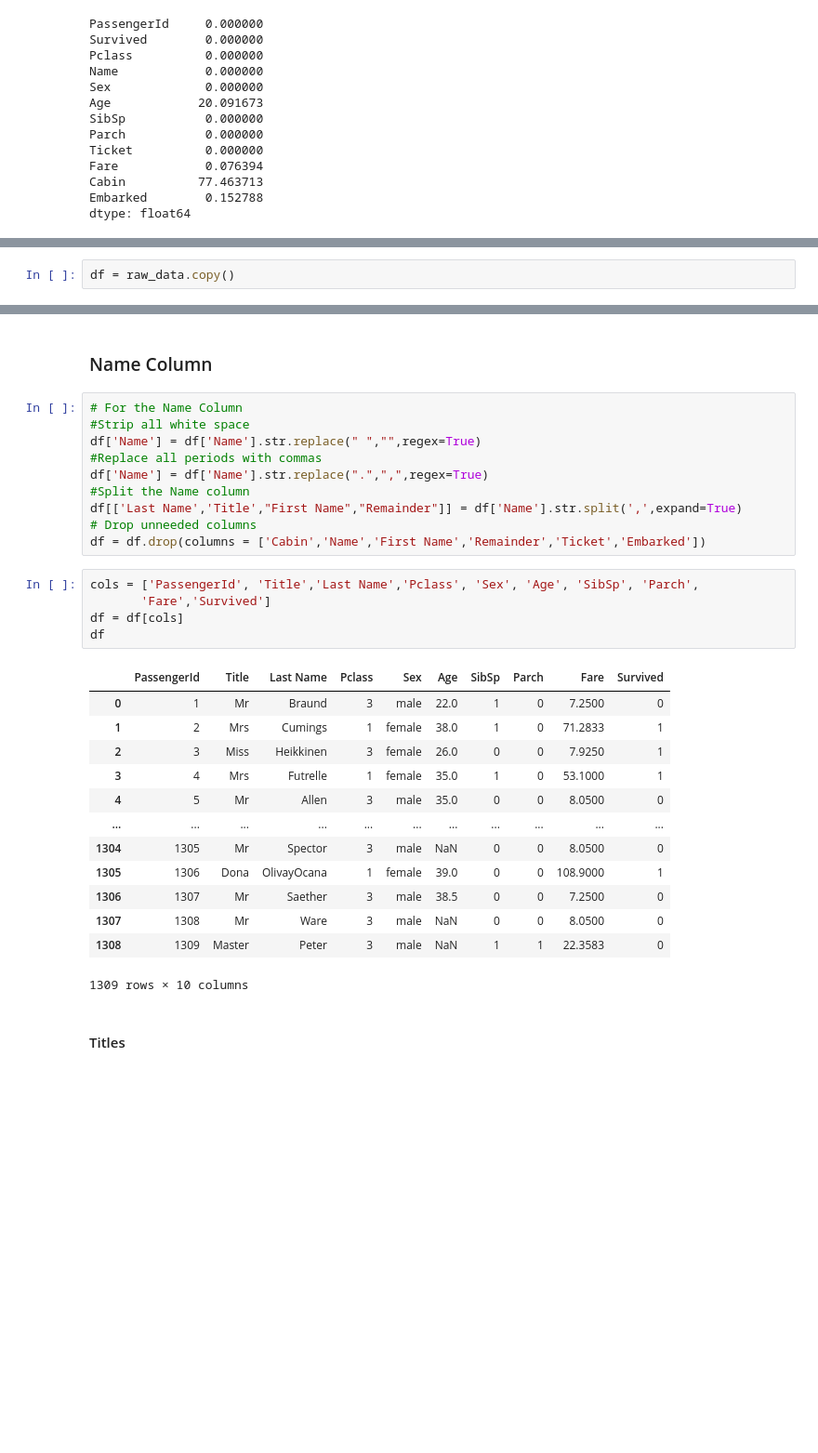
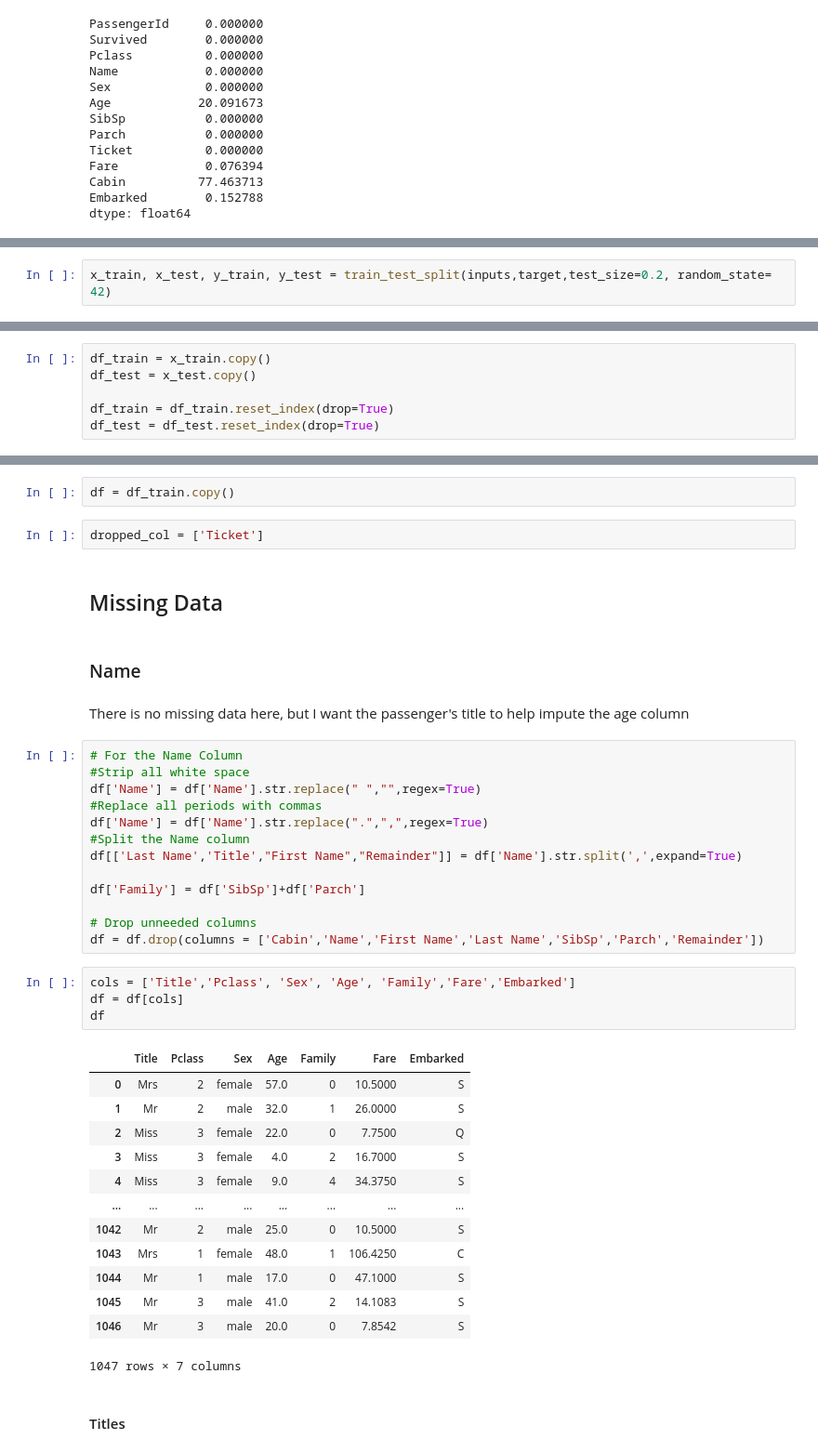
Before and after one commit to Murphysics1/Titanic-Project, a Jupyter notebook: Titanic Survival - Decision Tree.ipynb, the cells around one changed output, grey strips where cells are left out. Shown at 93% size. Cells and saved outputs as stored; diff of their text form; blank space fills up the shorter version.

```diff
--- a/Titanic Survival - Decision Tree.ipynb
+++ b/Titanic Survival - Decision Tree.ipynb
@@ -65,0 +83,2 @@ We can drop the Name column, but it would be nice to keep the title column as it
+# %%
+x_train, x_test, y_train, y_test = train_test_split(inputs,target,test_size=0.2, random_state= 42)
@@ -68,2 +248,6 @@ We can drop the Name column, but it would be nice to keep the title column as it
 # %%
-df = raw_data.copy()
+df_train = x_train.copy()
+df_test = x_test.copy()
+
+df_train = df_train.reset_index(drop=True)
+df_test = df_test.reset_index(drop=True)
@@ -70,5 +256,13 @@ df = raw_data.copy()
+# %%
+df = df_train.copy()
+# %%
+dropped_col = ['Ticket']
+# %% [markdown]
+## Missing Data
 # %% [markdown]
-### Name Column
+### Name
+# %% [markdown]
+There is no missing data here, but I want the passenger's title to help impute the age column
 # %%
 # For the Name Column
 #Strip all white space
@@ -77,27 +271,29 @@ df['Name'] = df['Name'].str.replace(" ","",regex=True)
 df['Name'] = df['Name'].str.replace(".",",",regex=True)
 #Split the Name column
 df[['Last Name','Title',"First Name","Remainder"]] = df['Name'].str.split(',',expand=True)
+
+df['Family'] = df['SibSp']+df['Parch']
+
 # Drop unneeded columns
-df = df.drop(columns = ['Cabin','Name','First Name','Remainder','Ticket','Embarked'])
+df = df.drop(columns = ['Cabin','Name','First Name','Last Name','SibSp','Parch','Remainder'])
 # %%
-cols = ['PassengerId', 'Title','Last Name','Pclass', 'Sex', 'Age', 'SibSp', 'Parch',
-       'Fare','Survived']
+cols = ['Title','Pclass', 'Sex', 'Age', 'Family','Fare','Embarked']
 df = df[cols]
 df
 # %% [output]
-|  | PassengerId | Title | Last Name | Pclass | Sex | Age | SibSp | Parch | Fare | Survived |
-| 0 | 1 | Mr | Braund | 3 | male | 22.0 | 1 | 0 | 7.2500 | 0 |
-| 1 | 2 | Mrs | Cumings | 1 | female | 38.0 | 1 | 0 | 71.2833 | 1 |
-| 2 | 3 | Miss | Heikkinen | 3 | female | 26.0 | 0 | 0 | 7.9250 | 1 |
-| 3 | 4 | Mrs | Futrelle | 1 | female | 35.0 | 1 | 0 | 53.1000 | 1 |
-| 4 | 5 | Mr | Allen | 3 | male | 35.0 | 0 | 0 | 8.0500 | 0 |
-| ... | ... | ... | ... | ... | ... | ... | ... | ... | ... | ... |
-| 1304 | 1305 | Mr | Spector | 3 | male | NaN | 0 | 0 | 8.0500 | 0 |
-| 1305 | 1306 | Dona | OlivayOcana | 1 | female | 39.0 | 0 | 0 | 108.9000 | 1 |
-| 1306 | 1307 | Mr | Saether | 3 | male | 38.5 | 0 | 0 | 7.2500 | 0 |
-| 1307 | 1308 | Mr | Ware | 3 | male | NaN | 0 | 0 | 8.0500 | 0 |
-| 1308 | 1309 | Master | Peter | 3 | male | NaN | 1 | 1 | 22.3583 | 0 |
+|  | Title | Pclass | Sex | Age | Family | Fare | Embarked |
+| 0 | Mrs | 2 | female | 57.0 | 0 | 10.5000 | S |
+| 1 | Mr | 2 | male | 32.0 | 1 | 26.0000 | S |
+| 2 | Miss | 3 | female | 22.0 | 0 | 7.7500 | Q |
+| 3 | Miss | 3 | female | 4.0 | 2 | 16.7000 | S |
+| 4 | Miss | 3 | female | 9.0 | 4 | 34.3750 | S |
+| ... | ... | ... | ... | ... | ... | ... | ... |
+| 1042 | Mr | 2 | male | 25.0 | 0 | 10.5000 | S |
+| 1043 | Mrs | 1 | female | 48.0 | 1 | 106.4250 | C |
+| 1044 | Mr | 1 | male | 17.0 | 0 | 47.1000 | S |
+| 1045 | Mr | 3 | male | 41.0 | 2 | 14.1083 | S |
+| 1046 | Mr | 3 | male | 20.0 | 0 | 7.8542 | S |
-1309 rows × 10 columns
+1047 rows × 7 columns
 # %% [markdown]
 #### Titles
 # %%
```
Also changed, not shown: parts of 97 cells of this notebook, 2 other files.
